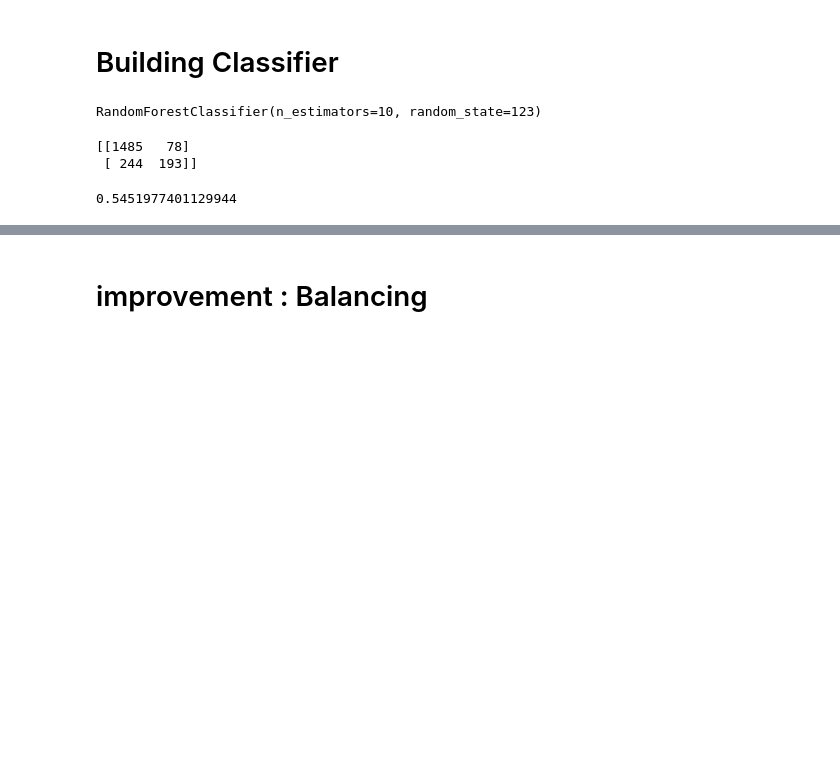
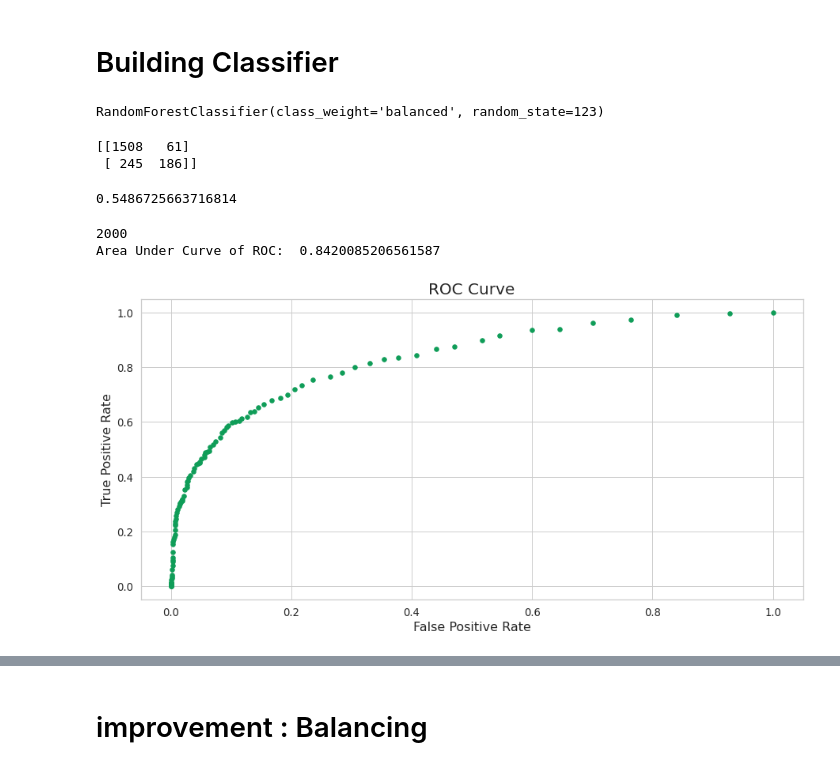
Before and after one commit to Donald954732/INST_0060_datastore, a Jupyter notebook: RandomForest.ipynb, the cells around one changed output, grey strips where cells are left out. Cells and saved outputs as stored; diff of their text form; code cells hidden in the pictures; blank space fills up the shorter version.

```diff
--- a/RandomForest.ipynb
+++ b/RandomForest.ipynb
@@ -233,11 +251,11 @@ y_test = test_set['Exited']
 # Building Classifier
 # %%
 from sklearn.ensemble import RandomForestClassifier
-rf_Classifier = RandomForestClassifier(n_estimators=10, random_state=123)
+rf_Classifier = RandomForestClassifier(random_state=123, class_weight="balanced")
 
 rf_Classifier.fit(X_train, y_train)
 # %% [output]
-RandomForestClassifier(n_estimators=10, random_state=123)
+RandomForestClassifier(class_weight='balanced', random_state=123)
 # %%
 y_pred = rf_Classifier.predict(X_test)
 def cf_matrix(targets, predicts):
@@ -249,9 +267,52 @@ def cf_matrix(targets, predicts):
 
 print(cf_matrix(y_test, y_pred))
 # %% [output]
-[[1485   78]
- [ 244  193]]
+[[1508   61]
+ [ 245  186]]
 # %%
 f1_score(y_test, y_pred)
 # %% [output]
-0.5451977401129944
+0.5486725663716814
+# %%
+def true_false_positive(threshold_vector, y_test):
+    true_positive = np.equal(threshold_vector, 1) & np.equal(y_test, 1)
+    true_negative = np.equal(threshold_vector, 0) & np.equal(y_test, 0)
+    false_positive = np.equal(threshold_vector, 1) & np.equal(y_test, 0)
+    false_negative = np.equal(threshold_vector, 0) & np.equal(y_test, 1)
+
+    tpr = true_positive.sum() / (true_positive.sum() + false_negative.sum())
+    fpr = false_positive.sum() / (false_positive.sum() + true_negative.sum())
+
+    return tpr, fpr
+
+def roc(probabilities, y_test, partitions=100):
+    roc = np.array([])
+    for i in range(partitions + 1):
+        #print(i)
+
+        threshold_vector = np.greater_equal(probabilities, i / partitions)
+        tpr, fpr = true_false_positive(threshold_vector, y_test)
+        roc = np.append(roc, [fpr, tpr])
+
+    return roc.reshape(-1, 2)
+
+
+plt.figure(figsize=(15,7))
+prob_vector = rf_Classifier.predict_proba(X_test)[:, 1]
+#print(prob_vector)
+print(len(prob_vector))
+ROC = roc(prob_vector,y_test, partitions=100)
+#print(ROC)
+plt.scatter(ROC[:,0],ROC[:,1],color='#0F9D58',s=30)
+plt.title('ROC Curve',fontsize=20)
+plt.xlabel('False Positive Rate',fontsize=16)
+plt.ylabel('True Positive Rate',fontsize=16)
+integrated_roc = 0
+fpr, tpr = ROC[:, 0], ROC[:, 1]
+for k in range(100):
+        integrated_roc = integrated_roc + (fpr[k]- fpr[k + 1]) * tpr[k]
+print("Area Under Curve of ROC: ", integrated_roc)
+# %% [output]
+2000
+Area Under Curve of ROC:  0.8420085206561587
+[figure, added]
```
Also changed, not shown: parts of 17 cells of this notebook, 1 other file.
